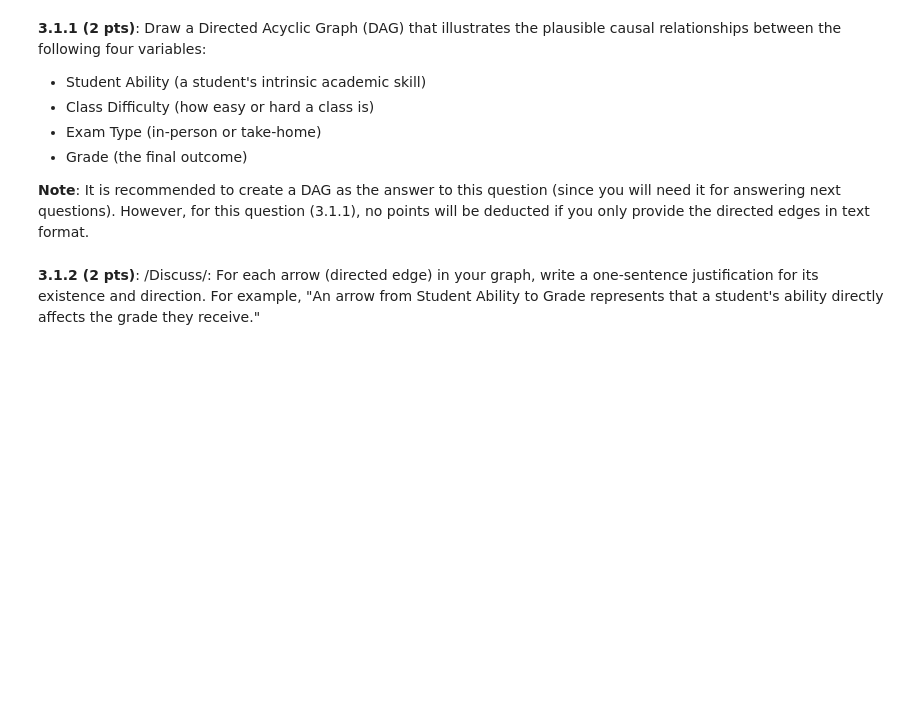
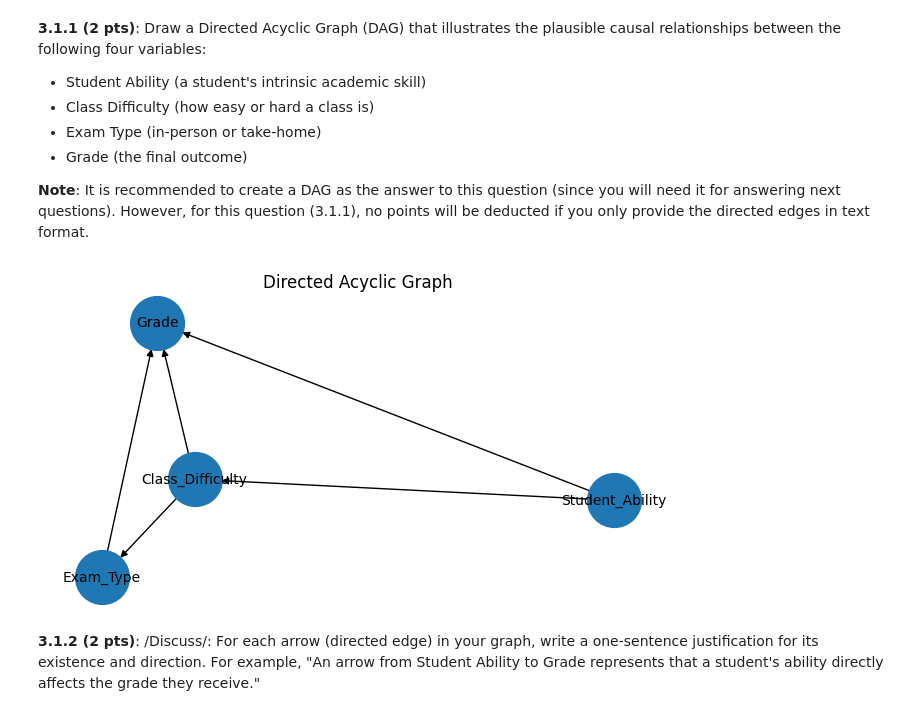
Before and after one commit to dbrantsc-8/Ada_2025, a Jupyter notebook: Homework/02_PROJECT_CHEATING_SCANDAL/2025_HW2.ipynb, the cells around one changed output. Saved outputs shown, nothing was run; the diff lists cells and outputs as text; code cells hidden in the pictures; blank space fills up the shorter version.

```diff
--- a/Homework/02_PROJECT_CHEATING_SCANDAL/2025_HW2.ipynb
+++ b/Homework/02_PROJECT_CHEATING_SCANDAL/2025_HW2.ipynb
@@ -451,33 +555,35 @@ Our statistical analysis has revealed a complex web of relationships. A simple t
 # %%
 ### YOUR ANSWER (CREATE A NEW MARKDOWN CELL BELOW TO ANSWER) ###
 ### YOU CAN ALSO USE PYTHON PACKAGES AND CODE TO ANSWER THIS ###
 import networkx as nx
 
 G = nx.DiGraph()
 
 nodes = ['Student_Ability', 'Class_Difficulty', 'Exam_Type', 'Grade']
 G.add_nodes_from(nodes)
 
 G.add_edges_from([
     ('Student_Ability', 'Grade'),
     ('Student_Ability', 'Class_Difficulty'),
     ('Class_Difficulty', 'Grade'),
+    ('Class_Difficulty', 'Exam_Type'),
     ('Exam_Type', 'Grade'),
-    ('Exam_Type', 'Class_Difficulty'),
 ])
 
 fig, _ = plt.subplots(figsize = (8,4))
 pos = nx.spring_layout(G, seed = 10)
 nx.draw(
     G,
     pos = pos,
     with_labels = True,
     arrows = True,
     node_size = 1500,
     font_size = 10
 )
 plt.title('Directed Acyclic Graph')
 plt.show()
+# %% [output]
+[figure, added]
 # %% [markdown]
 **3.1.2 (2 pts)**: /Discuss/: For each arrow (directed edge) in your graph, write a one-sentence justification for its existence and direction. For example, "An arrow from Student Ability to Grade represents that a student's ability directly affects the grade they receive."
 # %%
```
Also changed, not shown: parts of 24 cells of this notebook.
